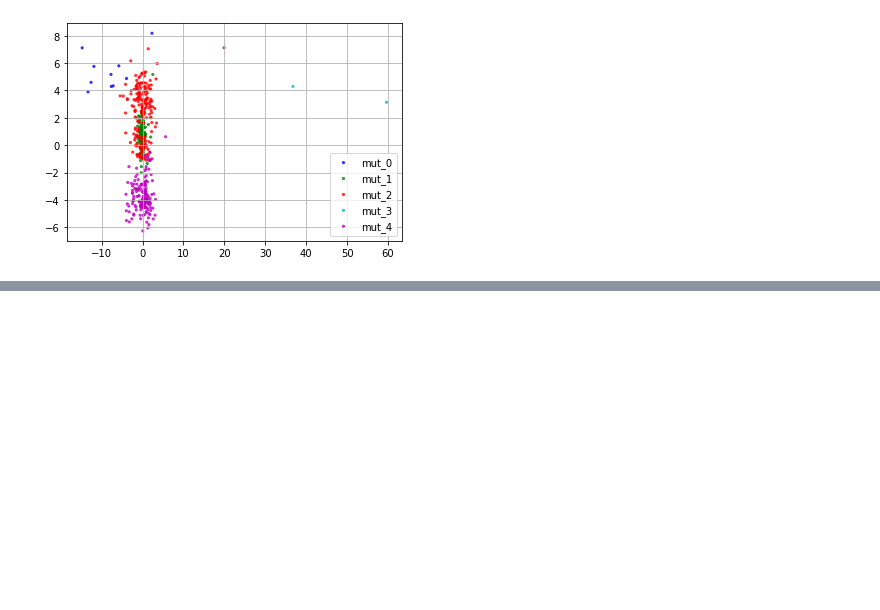
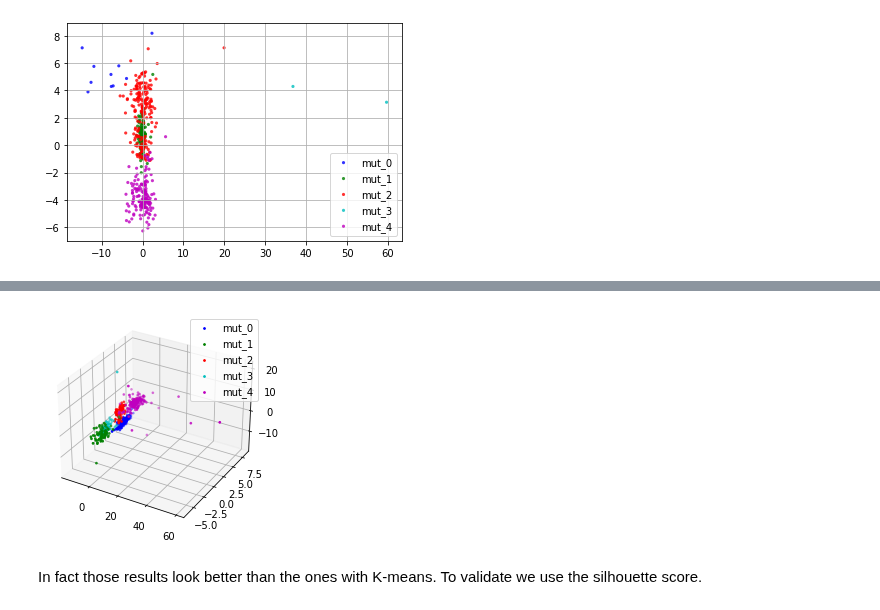
Before and after one commit to aka-sova/236756_Introduction_to_ML, a Jupyter notebook: hw4/wet_alex/data_preparation.ipynb, the cells around one changed output, grey strips where cells are left out. Saved outputs shown, nothing was run; the diff lists cells and outputs as text; code cells hidden in the pictures; blank space fills up the shorter version.

```diff
--- a/hw4/wet_alex/data_preparation.ipynb
+++ b/hw4/wet_alex/data_preparation.ipynb
@@ -197,0 +334,28 @@ plt.show()
+# %%
+
+fig = plt.figure()
+ax = fig.add_subplot(111, projection='3d')
+
+
+for idx in range(5):
+    color = colors[idx]
+
+    class_idx = [index for index, val in enumerate(labels_spectral) if val == idx]
+
+
+    x = reduced_data_3d[class_idx,0]
+    y = reduced_data_3d[class_idx,1]
+    z = reduced_data_3d[class_idx,2]
+
+
+    ax.scatter(x, y, z, c=color, label=f"mut_{idx}", s=3)
+
+
+ax.legend()
+ax.grid(True)
+
+plt.show()
+# %% [output]
+[figure, added]
+# %% [markdown]
+In fact those results look better than the ones with K-means. To validate we use the silhouette score.
```
Also changed, not shown: parts of 23 cells of this notebook.
